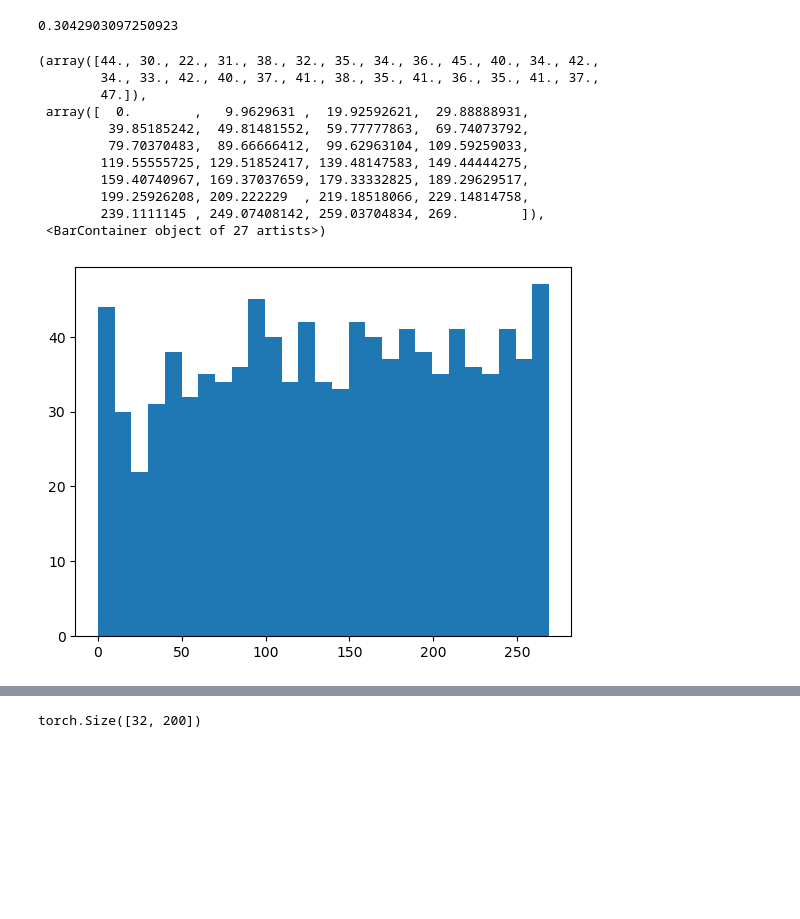
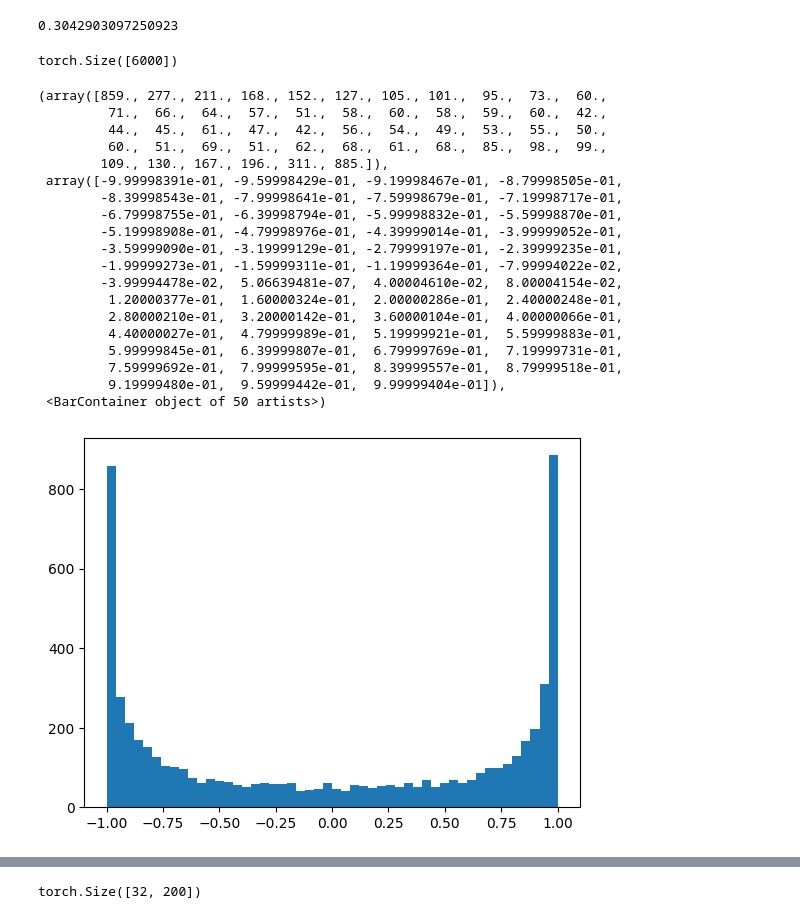
Before and after one commit to kasidis-manasurangkul/llm-zero-to-hero, a Jupyter notebook: makemore/makemore-mlp2-lecture.ipynb, the cells around one changed output, grey strips where cells are left out. Saved outputs shown, nothing was run; the diff lists cells and outputs as text; code cells hidden in the pictures; blank space fills up the shorter version.

```diff
--- a/makemore/makemore-mlp2-lecture.ipynb
+++ b/makemore/makemore-mlp2-lecture.ipynb
@@ -78,19 +78,30 @@ sum(p.nelement() for p in parameters)
 for p in parameters:
     p.requires_grad = True
 # %%
-x = torch.randint(0, 270, (1000,)).float()
+x = (torch.randn((30, 200)).view(-1).detach() * 10) * (1) / (30 ** 0.5)
+print(x.shape)
 # x = (x - x.mean()) / x.std()
-plt.hist(x, bins=27)
+x = torch.tanh(x)
+plt.hist(x, bins=50)
 # %% [output]
-(array([44., 30., 22., 31., 38., 32., 35., 34., 36., 45., 40., 34., 42.,
-        34., 33., 42., 40., 37., 41., 38., 35., 41., 36., 35., 41., 37.,
-        47.]),
- array([  0.        ,   9.9629631 ,  19.92592621,  29.88888931,
-         39.85185242,  49.81481552,  59.77777863,  69.74073792,
-         79.70370483,  89.66666412,  99.62963104, 109.59259033,
-        119.55555725, 129.51852417, 139.48147583, 149.44444275,
-        159.40740967, 169.37037659, 179.33332825, 189.29629517,
-        199.25926208, 209.222229  , 219.18518066, 229.14814758,
-        239.1111145 , 249.07408142, 259.03704834, 269.        ]),
- <BarContainer object of 27 artists>)
+torch.Size([6000])
+(array([859., 277., 211., 168., 152., 127., 105., 101.,  95.,  73.,  60.,
+         71.,  66.,  64.,  57.,  51.,  58.,  60.,  58.,  59.,  60.,  42.,
+         44.,  45.,  61.,  47.,  42.,  56.,  54.,  49.,  53.,  55.,  50.,
+         60.,  51.,  69.,  51.,  62.,  68.,  61.,  68.,  85.,  98.,  99.,
+        109., 130., 167., 196., 311., 885.]),
+ array([-9.99998391e-01, -9.59998429e-01, -9.19998467e-01, -8.79998505e-01,
+        -8.39998543e-01, -7.99998641e-01, -7.59998679e-01, -7.19998717e-01,
+        -6.79998755e-01, -6.39998794e-01, -5.99998832e-01, -5.59998870e-01,
+        -5.19998908e-01, -4.79998976e-01, -4.39999014e-01, -3.99999052e-01,
+        -3.59999090e-01, -3.19999129e-01, -2.79999197e-01, -2.39999235e-01,
+        -1.99999273e-01, -1.59999311e-01, -1.19999364e-01, -7.99994022e-02,
+        -3.99994478e-02,  5.06639481e-07,  4.00004610e-02,  8.00004154e-02,
+         1.20000377e-01,  1.60000324e-01,  2.00000286e-01,  2.40000248e-01,
+         2.80000210e-01,  3.20000142e-01,  3.60000104e-01,  4.00000066e-01,
+         4.40000027e-01,  4.79999989e-01,  5.19999921e-01,  5.59999883e-01,
+         5.99999845e-01,  6.39999807e-01,  6.79999769e-01,  7.19999731e-01,
+         7.59999692e-01,  7.99999595e-01,  8.39999557e-01,  8.79999518e-01,
+         9.19999480e-01,  9.59999442e-01,  9.99999404e-01]),
+ <BarContainer object of 50 artists>)
-[figure, old version]
+[figure, new version]
```
Also changed, not shown: parts of 10 cells of this notebook.
